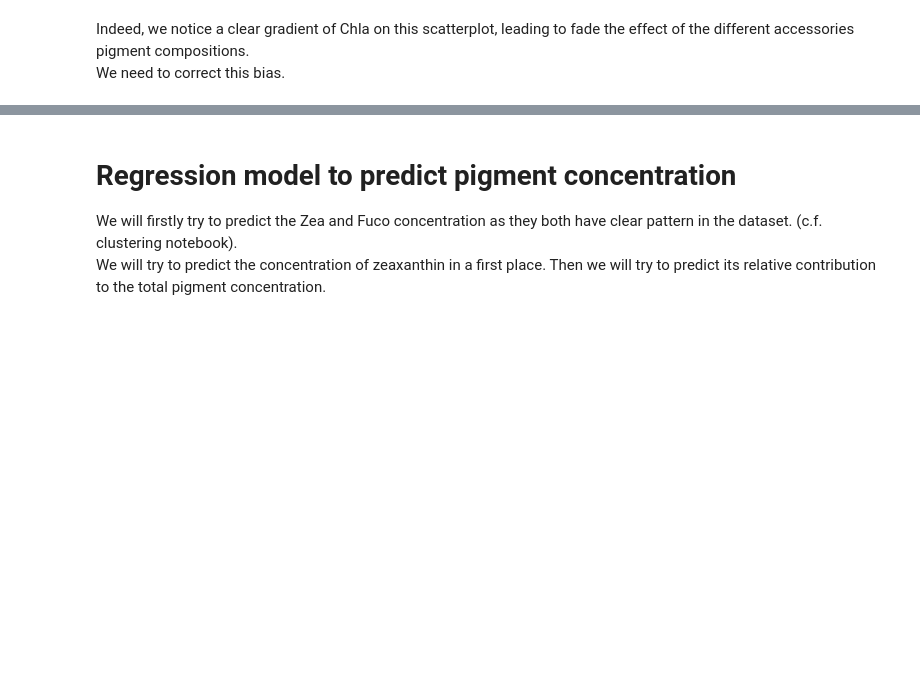
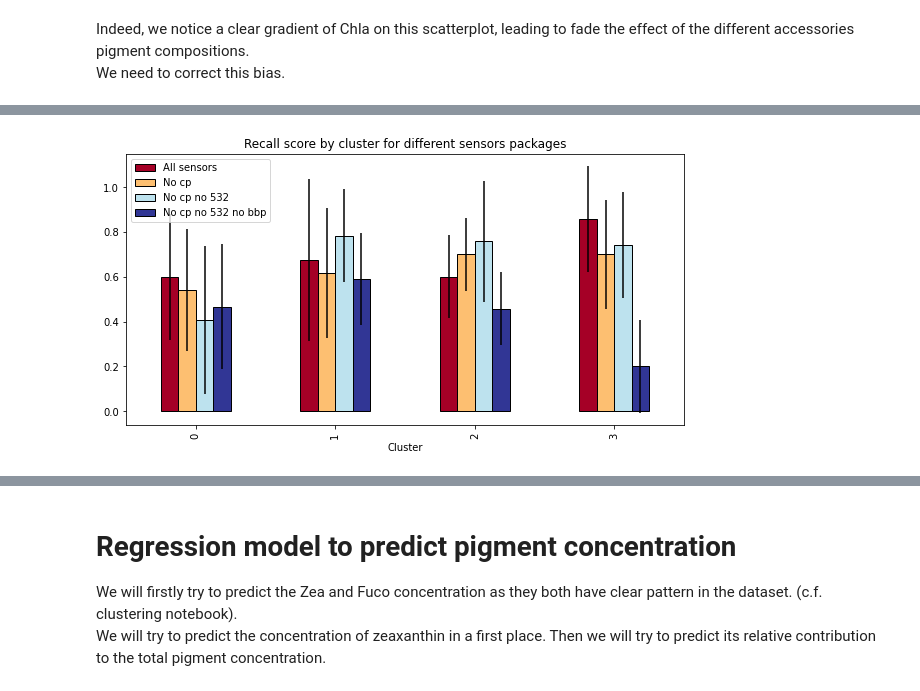
Before and after one commit to Flavi1P/Multispectral-Fluorescence, a Jupyter notebook: Boussole/Scripts/svc_bouss.ipynb, the cells around one changed output, grey strips where cells are left out. Drawn from its saved outputs; the diff is of its cells as text; code cells hidden in the pictures; blank space fills up the shorter version.

```diff
--- a/Boussole/Scripts/svc_bouss.ipynb
+++ b/Boussole/Scripts/svc_bouss.ipynb
@@ -64,12 +142,12 @@ gradient_boosting = GradientBoostingClassifier()
 # %%
-from imblearn.over_sampling import RandomOverSampler
-from imblearn.over_sampling import SMOTE
-from collections import Counter
+test = forest_importances[forest_importances > 0.05]
 
-new_descriptors = data[["bb700", "cp", "fluo_440", "fluo_470", "fluo_532", "f532_bbp", "f440_f470", "f532_f470"]]
-no_cp = data[["bb700", "fluo_440", "fluo_470", "fluo_532", "f532_bbp", "f440_f470", "f532_f470"]]
-no_cp_no_532 = data[["bb700", "fluo_440", "fluo_470", "f440_f470"]]
-no_bbp_no_cp_no_532 = data[["fluo_440", "fluo_470", "f440_f470"]]
+print("here is the significant parameters :", test.index)
+
+new_descriptors = data[["bb700", "cp", "fluo_470", "f440_f470", "f532_f470", "f470_bbp", "f532_bbp", "f440_cp", "f470_cp"]]
+no_cp = data[["bb700", "fluo_470", "f440_f470", "f532_f470", "f470_bbp", "f532_bbp"]]
+no_cp_no_532 = data[["bb700", "fluo_470", "f440_f470", "f470_bbp"]]
+no_bbp_no_cp_no_532 = data[["fluo_470", "f440_f470"]]
 
 
 ros = RandomOverSampler()
@@ -79,7 +157,5 @@ X_no_cp, y_resampled = SMOTE().fit_resample(no_cp, target)
 X_no_cp_no_532, y_resampled = SMOTE().fit_resample(no_cp_no_532, target)
 X_no_bbp_no_cp_no_532, y_resampled = SMOTE().fit_resample(no_bbp_no_cp_no_532, target)
 
-
-
 print(sorted(Counter(y_resampled).items()))
 # %% [output]
@@ -282,0 +443,18 @@ Accuracy without cp, bbp and F532: 48.077 (12.314)
+# %%
+from sklearn.metrics import accuracy_score, recall_score
+from sklearn.datasets import load_breast_cancer
+from sklearn.model_selection import cross_val_score
+from sklearn.pipeline import Pipeline
+
+y = y_resampled
+
+X_configs =[X_resampled,
+         X_no_cp,
+         X_no_cp_no_532,
+         X_no_bbp_no_cp_no_532]
+
+X_def = ["All sensors", "No cp", "No cp no 532", "No cp no 532 no bbp"]
+
+recall_plot = plot_recall_score(X_list = X_configs, y = y_resampled, X_names = X_def, cv = StratifiedShuffleSplit(n_splits=10, random_state=42), return_scores=True, savepath = "C:\\Users\petit\Documents\These\Multispectral-Fluorescence\Boussole\Output\Plots\\recall.png")
+# %% [output]
+[figure, added]
```
Also changed, not shown: parts of 20 cells of this notebook, 2 other files.
